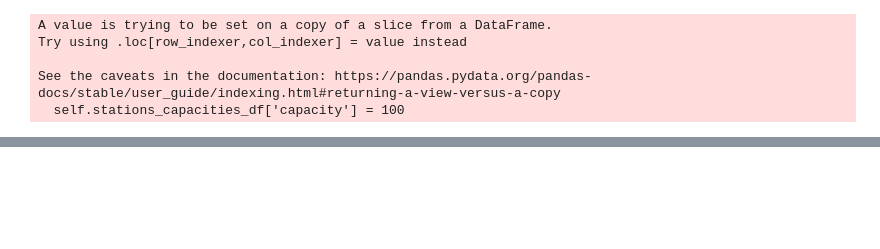
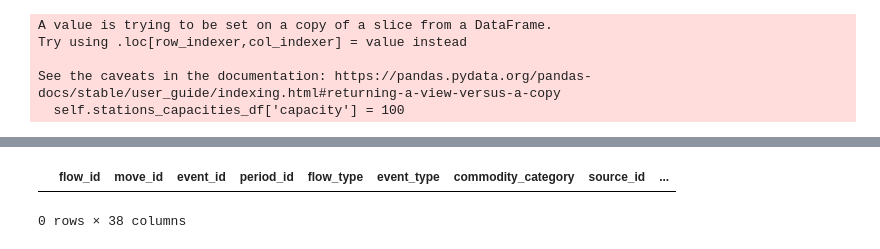
Before and after one commit to vlzm/GFDRR, a Jupyter notebook: notebooks/test_pipeline.ipynb, the cells around one changed output, grey strips where cells are left out. Drawn from its saved outputs; the diff is of its cells as text; code cells hidden in the pictures; blank space fills up the shorter version.

```diff
--- a/notebooks/test_pipeline.ipynb
+++ b/notebooks/test_pipeline.ipynb
@@ -327,0 +125,5 @@ simulated_flows_df
+# %%
+slice_flows_wide(simulated_flows_wild_df, "realized_target", "6233.04", period_id=20, window=0)
+# %% [output]
+|  | flow_id | move_id | event_id | period_id | flow_type | event_type | commodity_category | source_id | ... |
+0 rows × 38 columns
```
Also changed, not shown: parts of 13 cells of this notebook, 1 other file.
